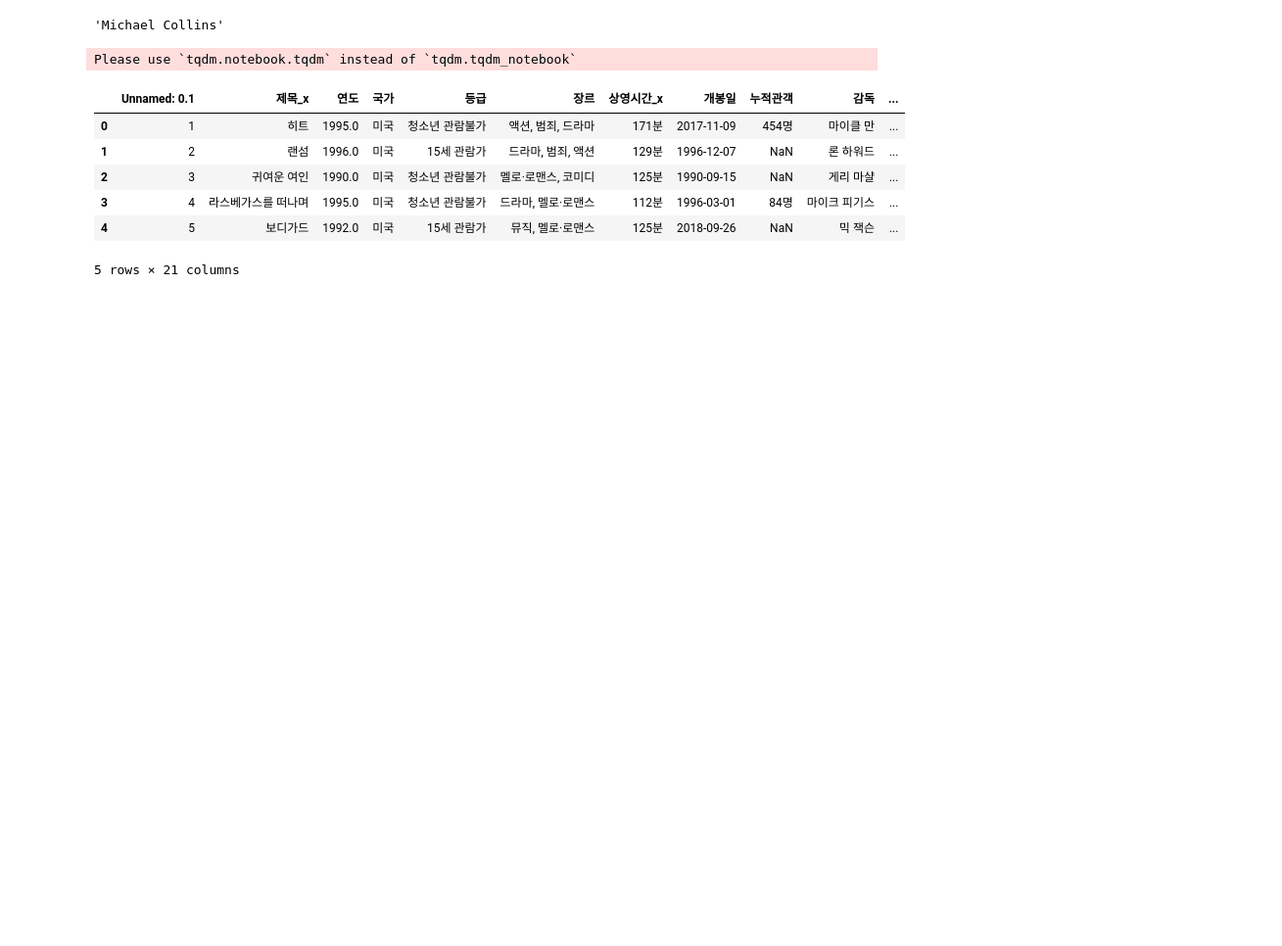
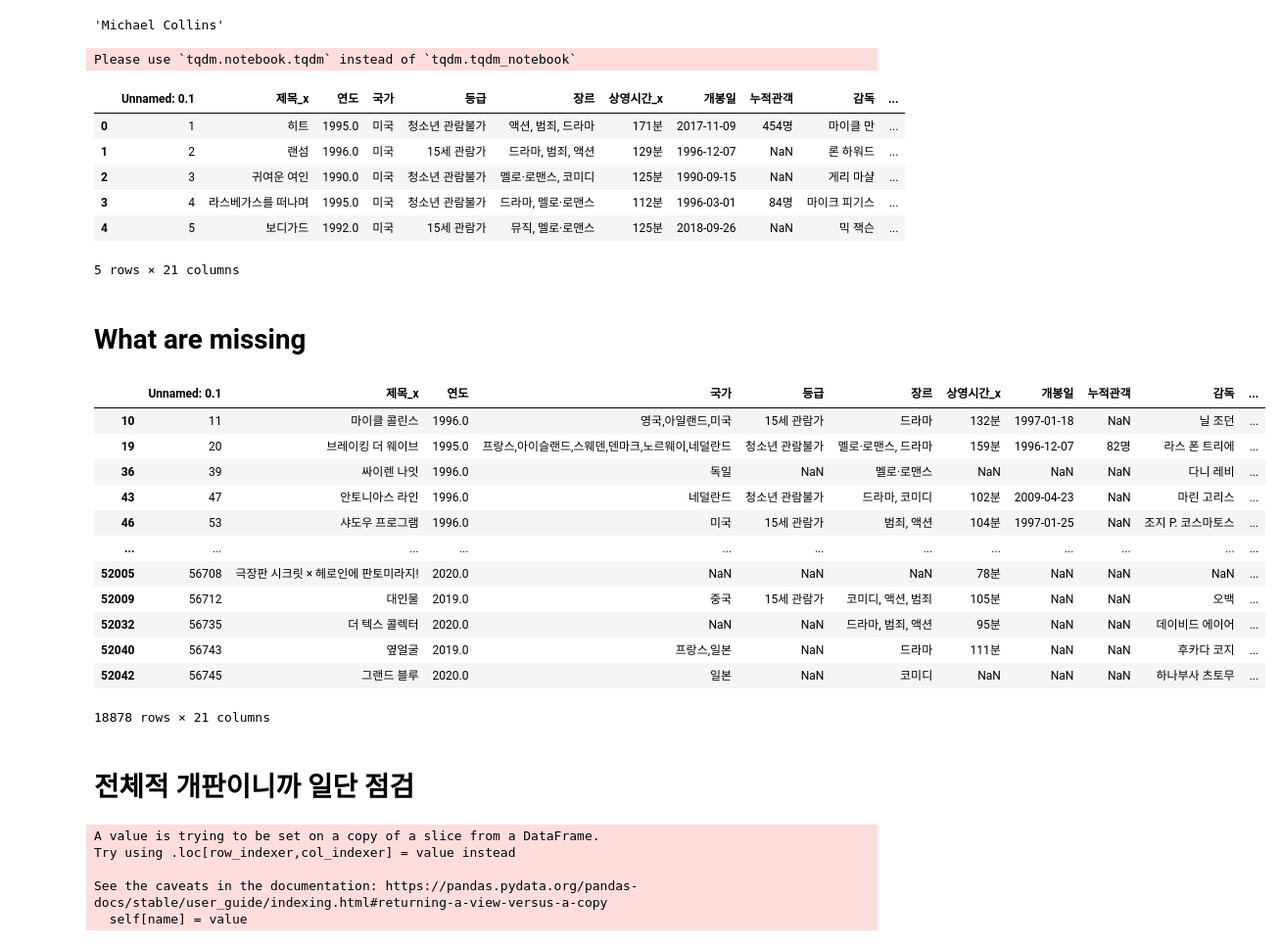
Before and after one commit to dhxoghks95/dsone13, a Jupyter notebook: code/crawling/왓챠빈칸메꾸기.ipynb, the cells around one changed output. Shown at 98% size. Cells and saved outputs as stored; diff of their text form; code cells hidden in the pictures; blank space fills up the shorter version.

```diff
--- a/code/crawling/왓챠빈칸메꾸기.ipynb
+++ b/code/crawling/왓챠빈칸메꾸기.ipynb
@@ -9,7 +9,7 @@ import random
 import os
 os.chdir('/home/lds/DSL/Github/dsone13/data')
 # %%
-HM = pd.read_csv('tohowmany.csv').drop(['Unnamed: 0'], axis=1)
+HM = pd.read_csv('tohowmany.csv')
 # %%
 HM.head()
 # %% [output]
@@ -69,3 +71,26 @@ HM.head()
 5 rows × 21 columns
 # %%
 HM.to_csv('tohowmany.csv', index=False)
+# %% [markdown]
+# What are missing
+# %%
+HM['제목_x_합'] = HM['제목_x'].apply(lambda x: x.replace(" ", ""))
+HM['제목_y_합'] = HM['제목_y'].apply(lambda x: " " if type(x)==float else x).apply(lambda x: x.replace(" ", ""))
+# %%
+HM[HM.제목_y.isnull()]
+# %% [output]
+|  | Unnamed: 0.1 | 제목_x | 연도 | 국가 | 등급 | 장르 | 상영시간_x | 개봉일 | 누적관객 | 감독 | ... |
+| 10 | 11 | 마이클 콜린스 | 1996.0 | 영국,아일랜드,미국 | 15세 관람가 | 드라마 | 132분 | 1997-01-18 | NaN | 닐 조던 | ... |
+| 19 | 20 | 브레이킹 더 웨이브 | 1995.0 | 프랑스,아이슬랜드,스웨덴,덴마크,노르웨이,네덜란드 | 청소년 관람불가 | 멜로·로맨스, 드라마 | 159분 | 1996-12-07 | 82명 | 라스 폰 트리에 | ... |
+| 36 | 39 | 싸이렌 나잇 | 1996.0 | 독일 | NaN | 멜로·로맨스 | NaN | NaN | NaN | 다니 레비 | ... |
+| 43 | 47 | 안토니아스 라인 | 1996.0 | 네덜란드 | 청소년 관람불가 | 드라마, 코미디 | 102분 | 2009-04-23 | NaN | 마린 고리스 | ... |
+| 46 | 53 | 샤도우 프로그램 | 1996.0 | 미국 | 15세 관람가 | 범죄, 액션 | 104분 | 1997-01-25 | NaN | 조지 P. 코스마토스 | ... |
+| ... | ... | ... | ... | ... | ... | ... | ... | ... | ... | ... | ... |
+| 52005 | 56708 | 극장판 시크릿 × 헤로인에 판토미라지! | 2020.0 | NaN | NaN | NaN | 78분 | NaN | NaN | NaN | ... |
+| 52009 | 56712 | 대인물 | 2019.0 | 중국 | 15세 관람가 | 코미디, 액션, 범죄 | 105분 | NaN | NaN | 오백 | ... |
+| 52032 | 56735 | 더 텍스 콜렉터 | 2020.0 | NaN | NaN | 드라마, 범죄, 액션 | 95분 | NaN | NaN | 데이비드 에이어 | ... |
+| 52040 | 56743 | 옆얼굴 | 2019.0 | 프랑스,일본 | NaN | 드라마 | 111분 | NaN | NaN | 후카다 코지 | ... |
+| 52042 | 56745 | 그랜드 블루 | 2020.0 | 일본 | NaN | 코미디 | NaN | NaN | NaN | 하나부사 츠토무 | ... |
+18878 rows × 21 columns
+# %% [markdown]
+# 전체적 개판이니까 일단 점검
@@ -71,0 +99,8 @@ HM.to_csv('tohowmany.csv', index=False)
+# %%
+problem.기타정보 = problem.기타정보.apply(lambda x: x[2:-2] if type(x)!=float else "").apply(lambda x: x.split(' ・ '))
+# %% [output]
+A value is trying to be set on a copy of a slice from a DataFrame.
+Try using .loc[row_indexer,col_indexer] = value instead
+
+See the caveats in the documentation: https://pandas.pydata.org/pandas-docs/stable/user_guide/indexing.html#returning-a-view-versus-a-copy
+  self[name] = value
```
Also changed, not shown: parts of 41 cells of this notebook, 2 other files.
